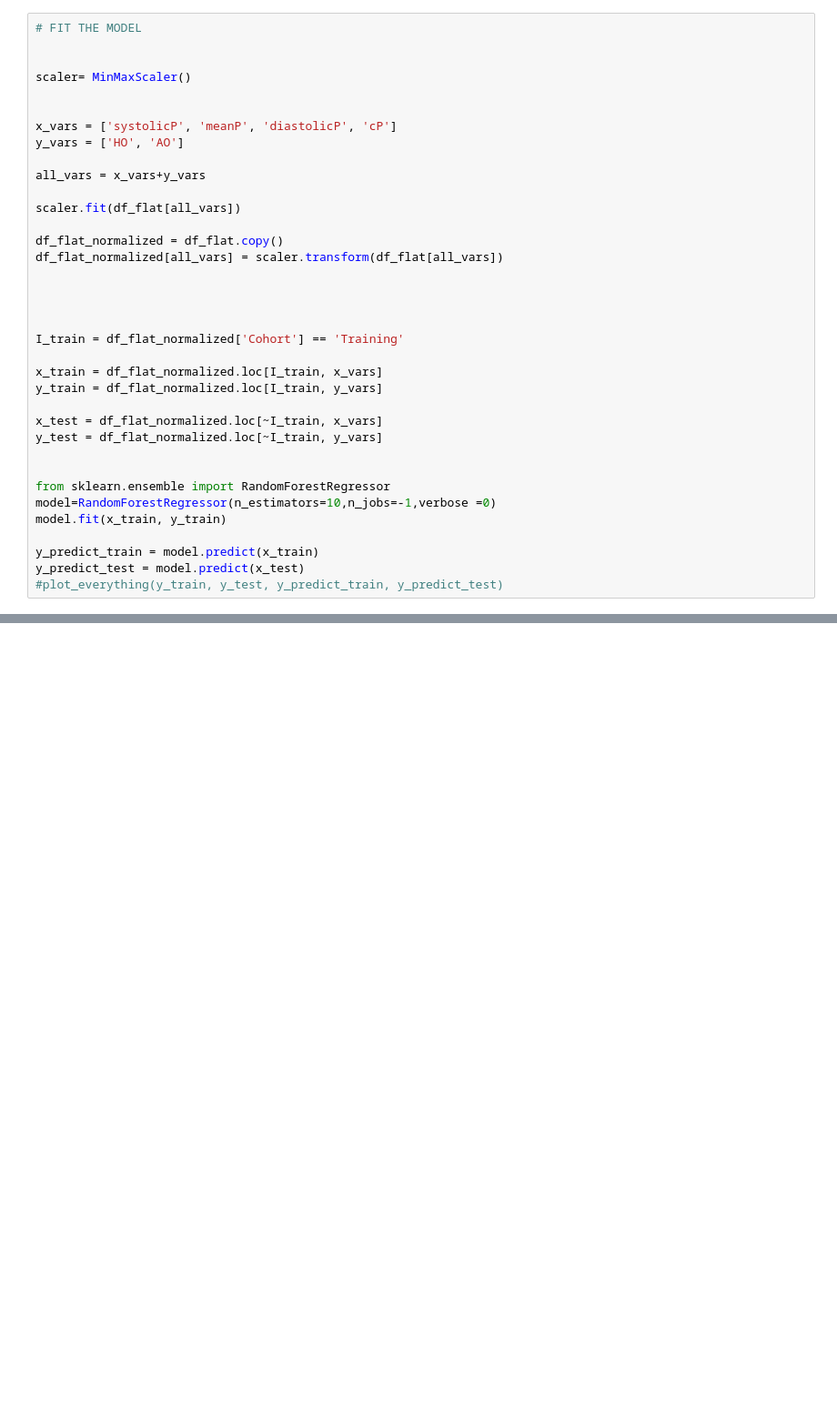
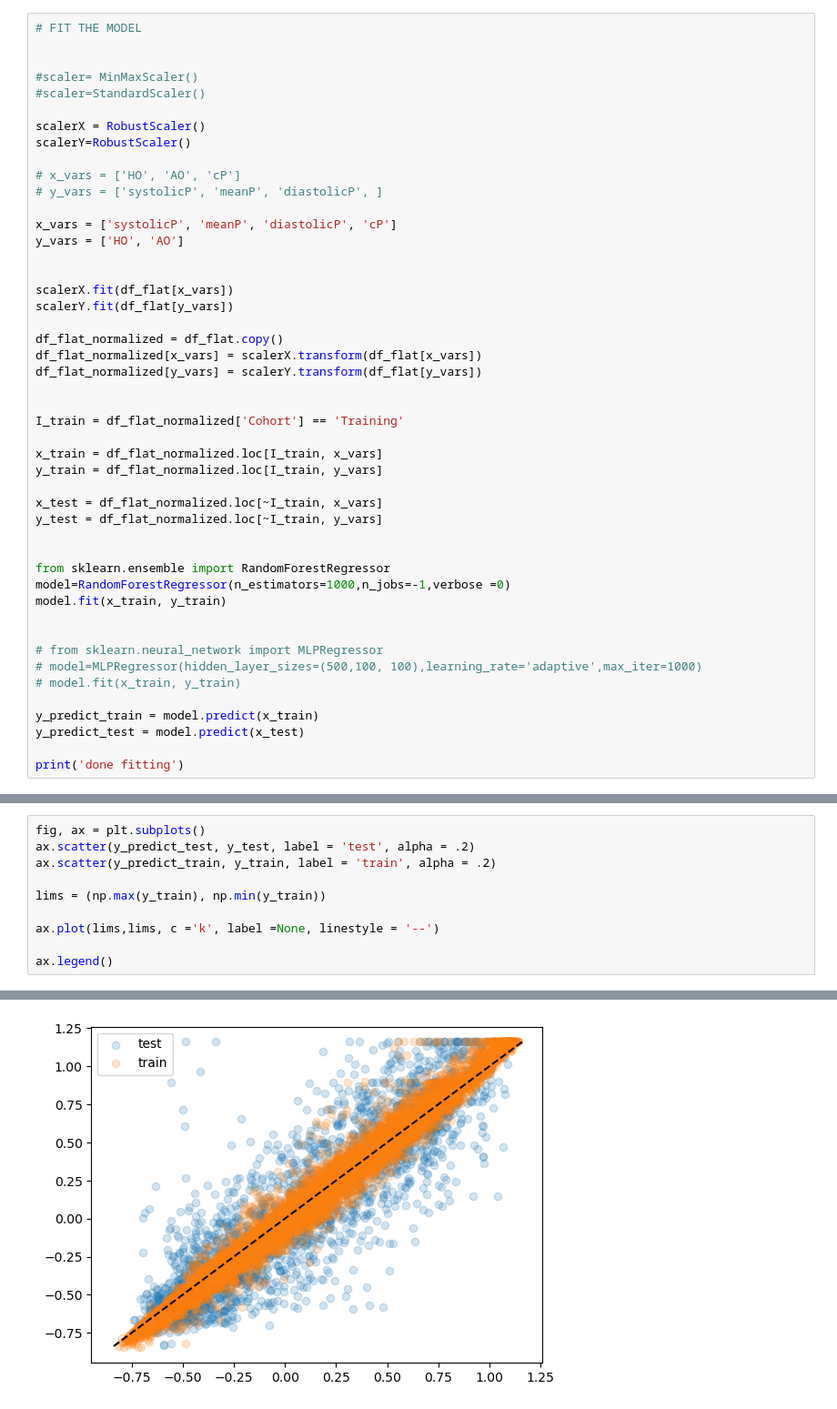
Before and after one commit to Shroff20/SP_DP_Prediction, a Jupyter notebook: code/demo_load_raw_data.ipynb, the cells around one changed output, grey strips where cells are left out. Shown at 91% size. Drawn from its saved outputs; the diff is of its cells as text; blank space fills up the shorter version.

```diff
--- a/code/demo_load_raw_data.ipynb
+++ b/code/demo_load_raw_data.ipynb
@@ -116,20 +121,25 @@ print(df_flat)
 # FIT THE MODEL
 
 
-scaler= MinMaxScaler()
+#scaler= MinMaxScaler()
+#scaler=StandardScaler()
 
+scalerX = RobustScaler()
+scalerY=RobustScaler()
+
+# x_vars = ['HO', 'AO', 'cP']
+# y_vars = ['systolicP', 'meanP', 'diastolicP', ]
 
 x_vars = ['systolicP', 'meanP', 'diastolicP', 'cP']
 y_vars = ['HO', 'AO']
 
-all_vars = x_vars+y_vars
 
-scaler.fit(df_flat[all_vars])
+scalerX.fit(df_flat[x_vars])
+scalerY.fit(df_flat[y_vars])
 
 df_flat_normalized = df_flat.copy()
-df_flat_normalized[all_vars] = scaler.transform(df_flat[all_vars])
-
-
+df_flat_normalized[x_vars] = scalerX.transform(df_flat[x_vars])
+df_flat_normalized[y_vars] = scalerY.transform(df_flat[y_vars])
 
 
 I_train = df_flat_normalized['Cohort'] == 'Training'
@@ -142,10 +152,16 @@ y_test = df_flat_normalized.loc[~I_train, y_vars]
 
 
 from sklearn.ensemble import RandomForestRegressor
-model=RandomForestRegressor(n_estimators=10,n_jobs=-1,verbose =0)
+model=RandomForestRegressor(n_estimators=1000,n_jobs=-1,verbose =0)
 model.fit(x_train, y_train)
+
+
+# from sklearn.neural_network import MLPRegressor
+# model=MLPRegressor(hidden_layer_sizes=(500,100, 100),learning_rate='adaptive',max_iter=1000)
+# model.fit(x_train, y_train)
 
 y_predict_train = model.predict(x_train)
 y_predict_test = model.predict(x_test)
-#plot_everything(y_train, y_test, y_predict_train, y_predict_test)
+
+print('done fitting')
 # %% [output]
@@ -168,0 +169,11 @@ x_train
+# %%
+fig, ax = plt.subplots()
+ax.scatter(y_predict_test, y_test, label = 'test', alpha = .2)
+ax.scatter(y_predict_train, y_train, label = 'train', alpha = .2)
+
+lims = (np.max(y_train), np.min(y_train))
+
+ax.plot(lims,lims, c ='k', label =None, linestyle = '--')
+
+ax.legend()
+# %% [output]
@@ -168,0 +181 @@ x_train
+[figure, added]
```
Also changed, not shown: parts of 14 cells of this notebook.
